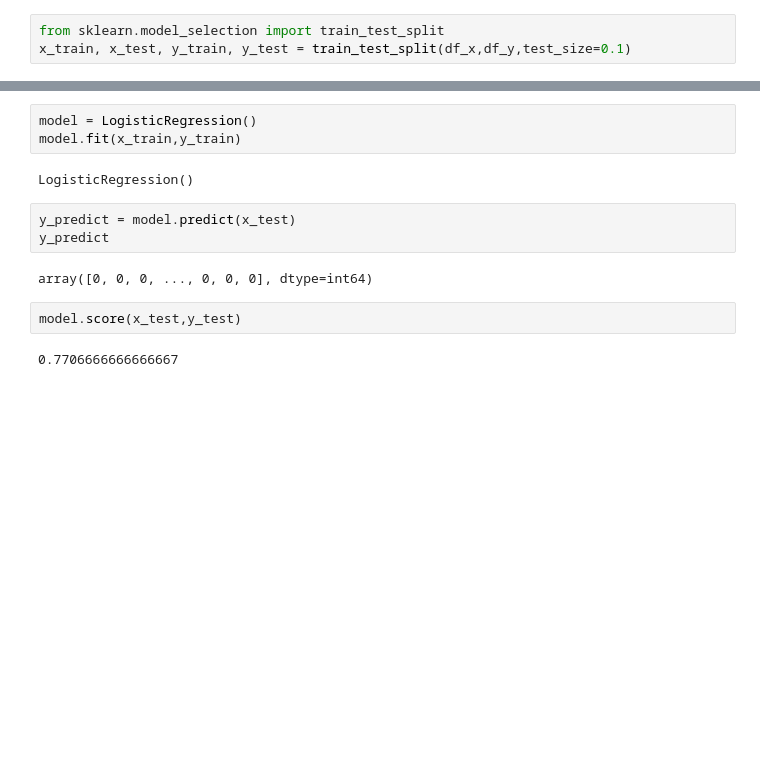
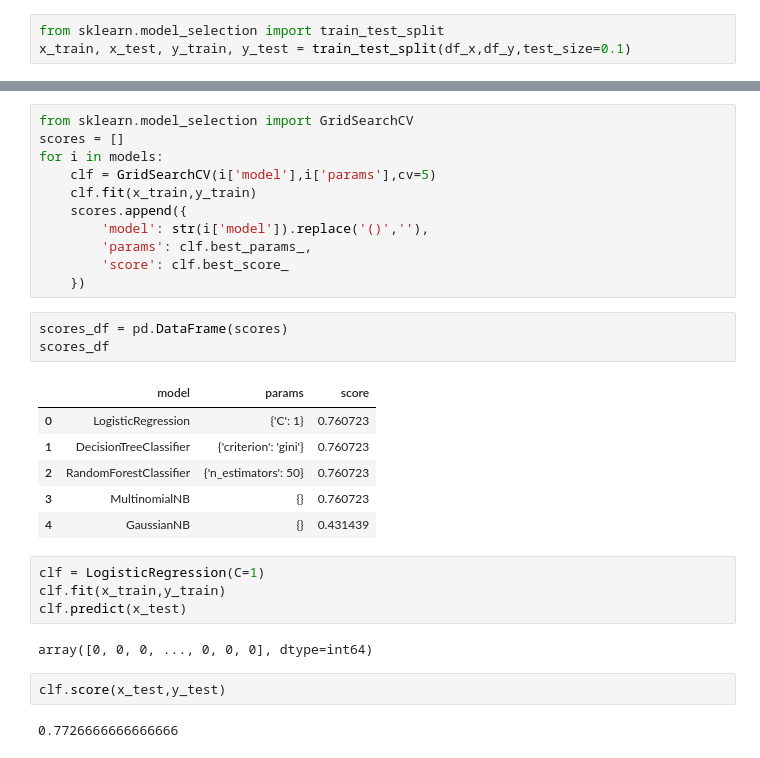
Before and after one commit to JayaWinata/Employee_Departure_Prediction, a Jupyter notebook: Employee_Prediction_Model.ipynb, the cells around one changed output, grey strips where cells are left out. Saved outputs shown, nothing was run; the diff lists cells and outputs as text; blank space fills up the shorter version.

```diff
--- a/Employee_Prediction_Model.ipynb
+++ b/Employee_Prediction_Model.ipynb
@@ -112,14 +144,31 @@ x_train, x_test, y_train, y_test = train_test_split(df_x,df_y,test_size=0.1)
+# %%
+from sklearn.model_selection import GridSearchCV
+scores = []
+for i in models:
+    clf = GridSearchCV(i['model'],i['params'],cv=5)
+    clf.fit(x_train,y_train)
+    scores.append({
+        'model': str(i['model']).replace('()',''),
+        'params': clf.best_params_,
+        'score': clf.best_score_
+    })
+# %%
+scores_df = pd.DataFrame(scores)
+scores_df
+# %% [output]
+|  | model | params | score |
+| 0 | LogisticRegression | {'C': 1} | 0.760723 |
+| 1 | DecisionTreeClassifier | {'criterion': 'gini'} | 0.760723 |
+| 2 | RandomForestClassifier | {'n_estimators': 50} | 0.760723 |
+| 3 | MultinomialNB | {} | 0.760723 |
+| 4 | GaussianNB | {} | 0.431439 |
 # %%
-model = LogisticRegression()
-model.fit(x_train,y_train)
+clf = LogisticRegression(C=1)
+clf.fit(x_train,y_train)
+clf.predict(x_test)
 # %% [output]
-LogisticRegression()
+array([0, 0, 0, ..., 0, 0, 0], dtype=int64)
-# %%
-y_predict = model.predict(x_test)
-y_predict
-# %% [output]
-array([0, 0, 0, ..., 0, 0, 0], dtype=int64)
 # %%
-model.score(x_test,y_test)
+clf.score(x_test,y_test)
 # %% [output]
-0.7706666666666667
+0.7726666666666666
```
Also changed, not shown: parts of 1 cell of this notebook.
